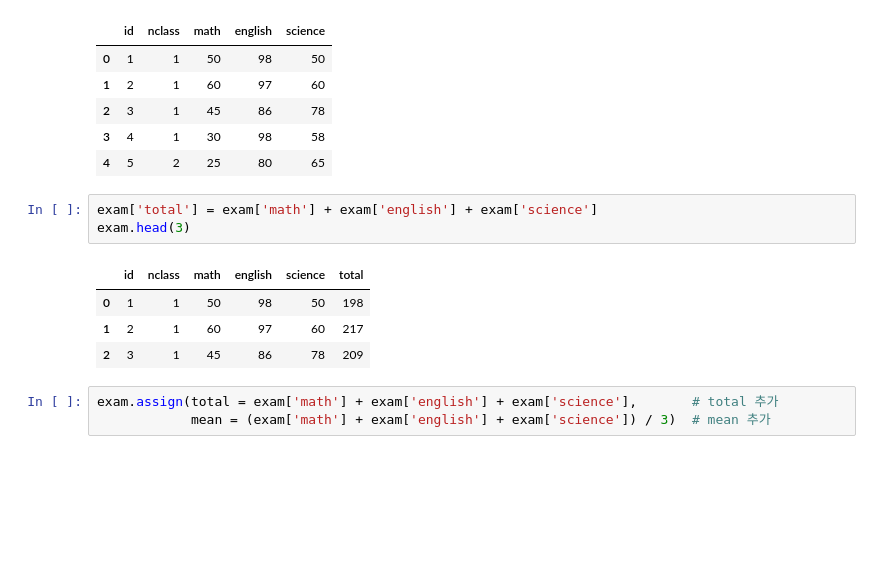
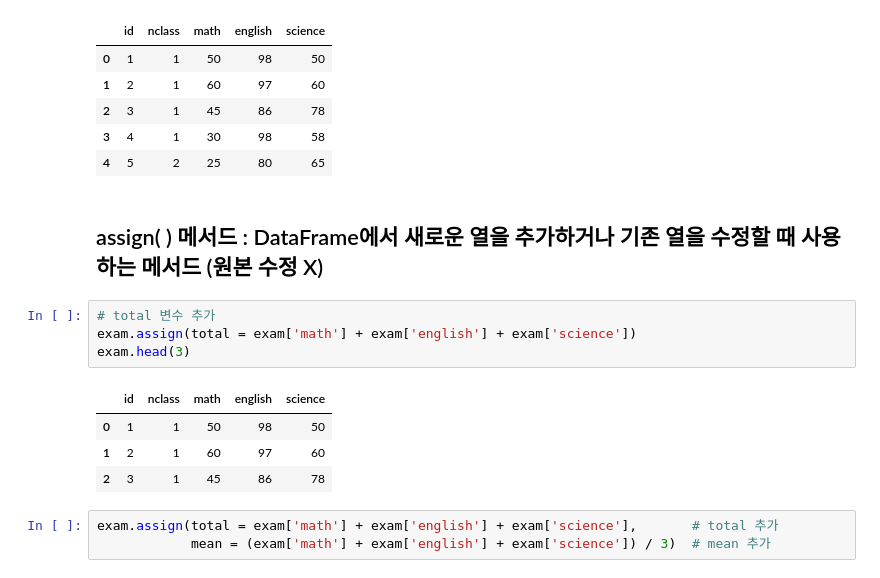
Before and after one commit to yeojeong735/2025-1-BD, a Jupyter notebook: inclass/06w_0414_easy_ch06.ipynb, the cells around one changed output. Cells and saved outputs as stored; diff of their text form; blank space fills up the shorter version.

```diff
--- a/inclass/06w_0414_easy_ch06.ipynb
+++ b/inclass/06w_0414_easy_ch06.ipynb
@@ -25,14 +25,17 @@ exam.head()
 | 2 | 3 | 1 | 45 | 86 | 78 |
 | 3 | 4 | 1 | 30 | 98 | 58 |
 | 4 | 5 | 2 | 25 | 80 | 65 |
+# %% [markdown]
+## assign( ) 메서드 : DataFrame에서 새로운 열을 추가하거나 기존 열을 수정할 때 사용하는 메서드 (원본 수정 X)
 # %%
-exam['total'] = exam['math'] + exam['english'] + exam['science']
+# total 변수 추가
+exam.assign(total = exam['math'] + exam['english'] + exam['science'])
 exam.head(3)
 # %% [output]
-|  | id | nclass | math | english | science | total |
-| 0 | 1 | 1 | 50 | 98 | 50 | 198 |
-| 1 | 2 | 1 | 60 | 97 | 60 | 217 |
-| 2 | 3 | 1 | 45 | 86 | 78 | 209 |
+|  | id | nclass | math | english | science |
+| 0 | 1 | 1 | 50 | 98 | 50 |
+| 1 | 2 | 1 | 60 | 97 | 60 |
+| 2 | 3 | 1 | 45 | 86 | 78 |
 # %%
 exam.assign(total = exam['math'] + exam['english'] + exam['science'],       # total 추가
             mean = (exam['math'] + exam['english'] + exam['science']) / 3)  # mean 추가
```
Also changed, not shown: parts of 52 cells of this notebook.
